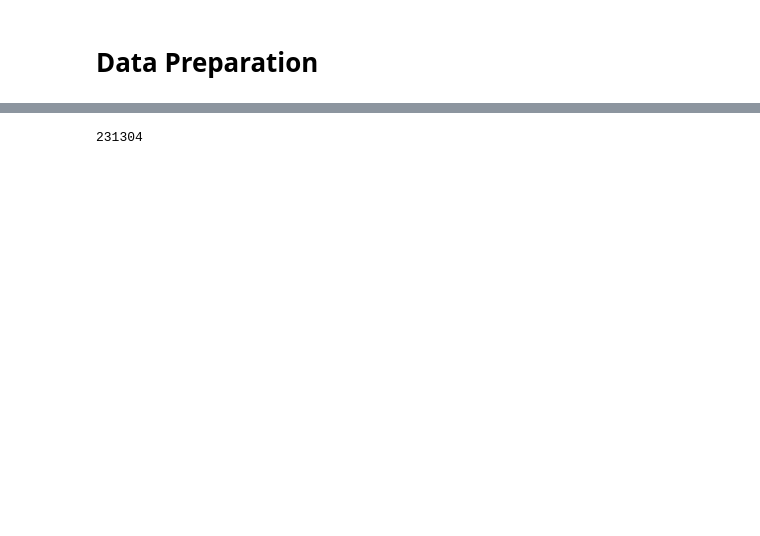
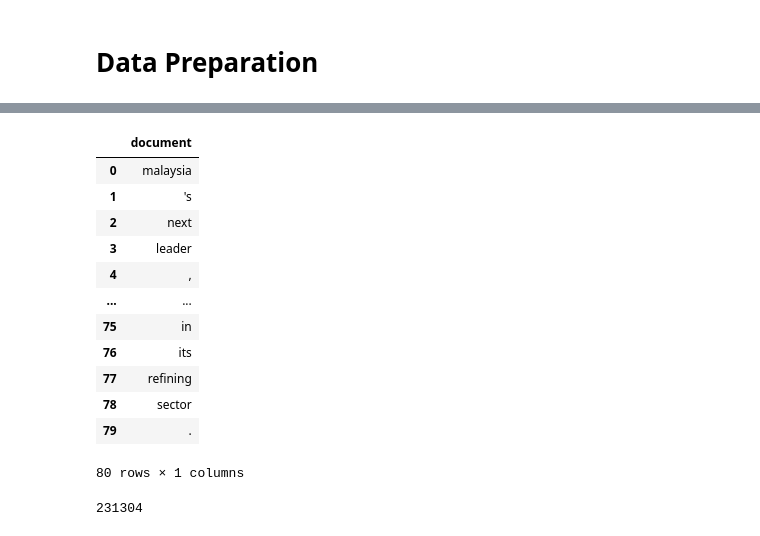
Before and after one commit to ProgrammedThought/Text-Summarizer, a Jupyter notebook: 413_Final_Project_.ipynb, the cells around one changed output, grey strips where cells are left out. Cells and saved outputs as stored; diff of their text form; code cells hidden in the pictures; blank space fills up the shorter version.

```diff
--- a/413_Final_Project_.ipynb
+++ b/413_Final_Project_.ipynb
@@ -138,3 +311,19 @@ tokenizer = get_tokenizer('spacy')
+# %%
+t_doc
+# %% [output]
+|  | document |
+| 0 | malaysia |
+| 1 | 's |
+| 2 | next |
+| 3 | leader |
+| 4 | , |
+| ... | ... |
+| 75 | in |
+| 76 | its |
+| 77 | refining |
+| 78 | sector |
+| 79 | . |
+80 rows × 1 columns
 # %%
 len(val_data['document'])
 # %% [output]
```
Also changed, not shown: parts of 63 cells of this notebook.
